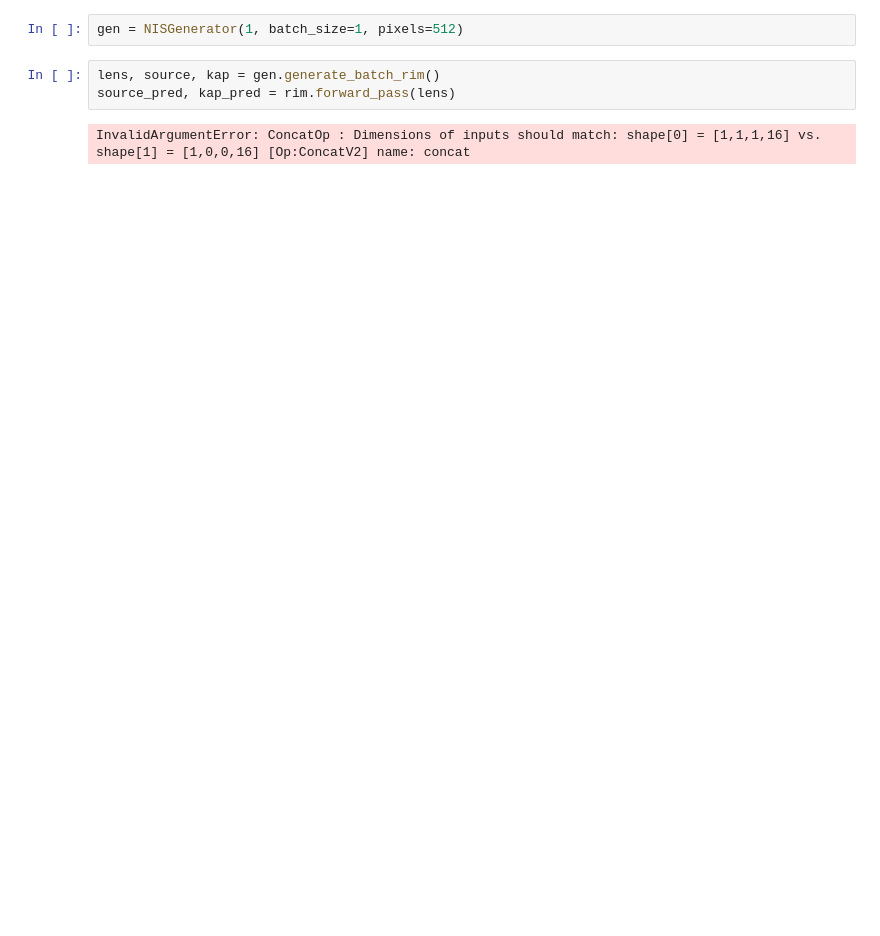
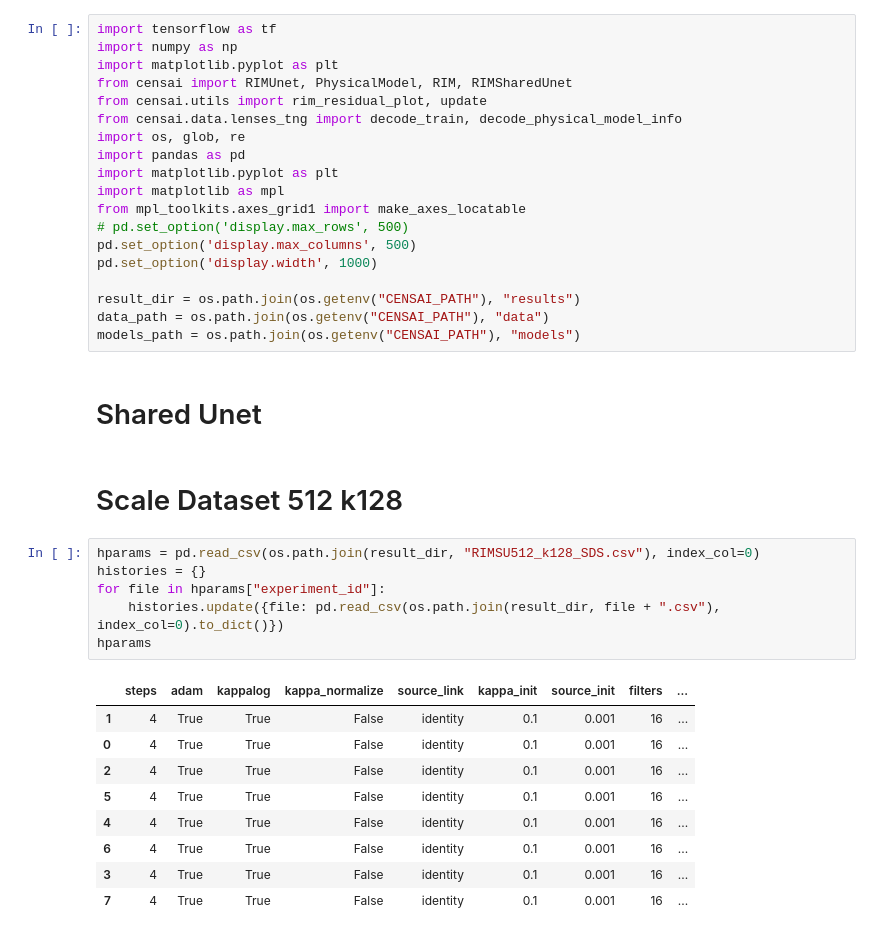
Before and after one commit to AlexandreAdam/Censai, a Jupyter notebook: notebooks/rim_results.ipynb, the cells around one changed output. Cells and saved outputs as stored; diff of their text form; blank space fills up the shorter version.

```diff
--- a/notebooks/rim_results.ipynb
+++ b/notebooks/rim_results.ipynb
@@ -36,7 +1,39 @@ source_checkpoint_manager.checkpoint.restore(source_checkpoint_manager.latest_ch
-# %%
-gen = NISGenerator(1, batch_size=1, pixels=512)
-# %%
-lens, source, kap = gen.generate_batch_rim()
-source_pred, kap_pred = rim.forward_pass(lens)
-# %% [output]
-InvalidArgumentError: ConcatOp : Dimensions of inputs should match: shape[0] = [1,1,1,16] vs. shape[1] = [1,0,0,16] [Op:ConcatV2] name: concat
+# %%
+import tensorflow as tf
+import numpy as np
+import matplotlib.pyplot as plt
+from censai import RIMUnet, PhysicalModel, RIM, RIMSharedUnet
+from censai.utils import rim_residual_plot, update
+from censai.data.lenses_tng import decode_train, decode_physical_model_info
+import os, glob, re
+import pandas as pd
+import matplotlib.pyplot as plt
+import matplotlib as mpl
+from mpl_toolkits.axes_grid1 import make_axes_locatable
+# pd.set_option('display.max_rows', 500)
+pd.set_option('display.max_columns', 500)
+pd.set_option('display.width', 1000)
+
+result_dir = os.path.join(os.getenv("CENSAI_PATH"), "results")
+data_path = os.path.join(os.getenv("CENSAI_PATH"), "data")
+models_path = os.path.join(os.getenv("CENSAI_PATH"), "models")
+# %% [markdown]
+# Shared Unet
+# %% [markdown]
+# Scale Dataset 512 k128
+# %%
+hparams = pd.read_csv(os.path.join(result_dir, "RIMSU512_k128_SDS.csv"), index_col=0)
+histories = {}
+for file in hparams["experiment_id"]:
+    histories.update({file: pd.read_csv(os.path.join(result_dir, file + ".csv"), index_col=0).to_dict()})
+hparams
+# %% [output]
+|  | steps | adam | kappalog | kappa_normalize | source_link | kappa_init | source_init | filters | ... |
+| 1 | 4 | True | True | False | identity | 0.1 | 0.001 | 16 | ... |
+| 0 | 4 | True | True | False | identity | 0.1 | 0.001 | 16 | ... |
+| 2 | 4 | True | True | False | identity | 0.1 | 0.001 | 16 | ... |
+| 5 | 4 | True | True | False | identity | 0.1 | 0.001 | 16 | ... |
+| 4 | 4 | True | True | False | identity | 0.1 | 0.001 | 16 | ... |
+| 6 | 4 | True | True | False | identity | 0.1 | 0.001 | 16 | ... |
+| 3 | 4 | True | True | False | identity | 0.1 | 0.001 | 16 | ... |
+| 7 | 4 | True | True | False | identity | 0.1 | 0.001 | 16 | ... |
```
Also changed, not shown: parts of 5 cells of this notebook, 29 other files.
